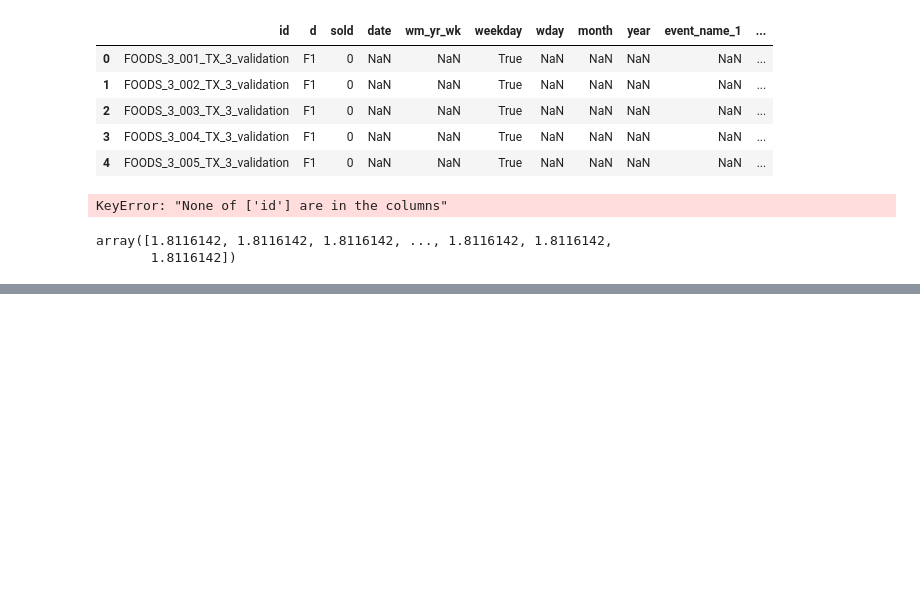
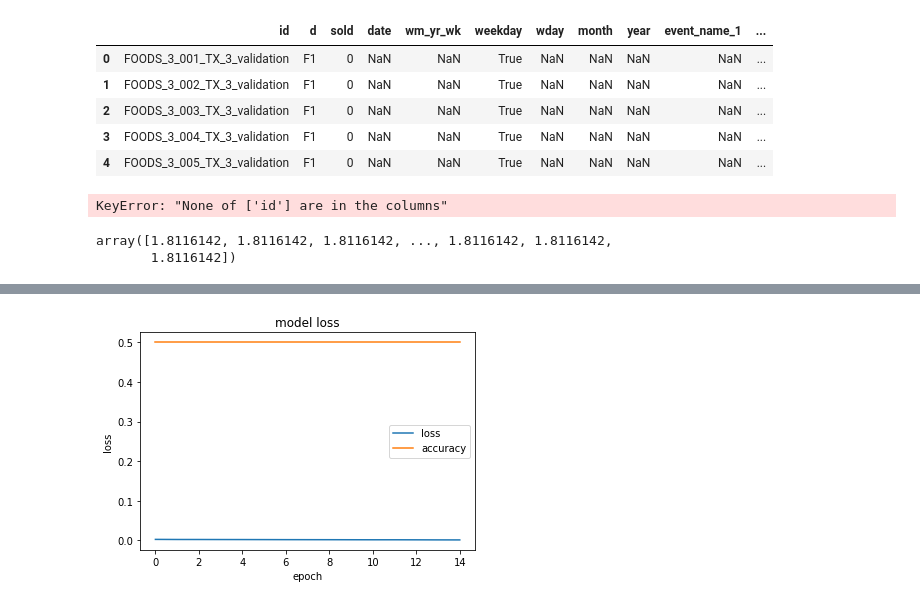
Before and after one commit to paula-sorolla/AFCS-M5, a Jupyter notebook: Training.ipynb, the cells around one changed output, grey strips where cells are left out. Cells and saved outputs as stored; diff of their text form; code cells hidden in the pictures; blank space fills up the shorter version.

```diff
--- a/Training.ipynb
+++ b/Training.ipynb
@@ -319,0 +660,24 @@ pred_df.to_csv('prediction_test.csv')
+# %%
+def encoder_decoder_model():
+
+    # Use Keras sequential model
+    model = Sequential()
+
+    # Encoder LSTM layer with Dropout regularisation; Set return_sequences to False since we are feeding last output to decoder layer
+    model.add(LSTM(units = 100, activation='relu', input_shape = (X_train.shape[1], X_train.shape[2])))
+    model.add(Dropout(0.2))
+
+    # The fixed-length output of the encoder is repeated, once for each required time step in the output sequence with the RepeatVector wrapper
+    model.add(RepeatVector(horizon))
+
+    # Decoder LSTM layer with Dropout regularisation; Set return_sequences to True to feed each output time step to a Dense layer
+    model.add(LSTM(units = 100, activation='relu', return_sequences=True))
+    model.add(Dropout(0.2))
+
+    # Same dense layer is repeated for each output timestep with the TimeDistributed wrapper
+    model.add(TimeDistributed(Dense(units=1, activation = "linear")))
+
+    return model
+# %%
+model = encoder_decoder_model()
+model.summary()
@@ -319,0 +702,4 @@ pred_df.to_csv('prediction_test.csv')
+# %%
+model.compile(optimizer='adam', loss='mean_squared_error', metrics = ['accuracy'])
+# %%
+his=model.fit(X_train,y_train,epochs=15,batch_size=1000,verbose=2)
@@ -319,0 +724,10 @@ pred_df.to_csv('prediction_test.csv')
+# %%
+plt.plot(his.history['loss'])
+plt.plot(his.history['accuracy'])
+plt.title('model loss')
+plt.ylabel('loss')
+plt.xlabel('epoch')
+plt.legend(['loss','accuracy'])
+plt.show()
+# %% [output]
+[figure, added]
```
Also changed, not shown: parts of 61 cells of this notebook, 1 other file.
